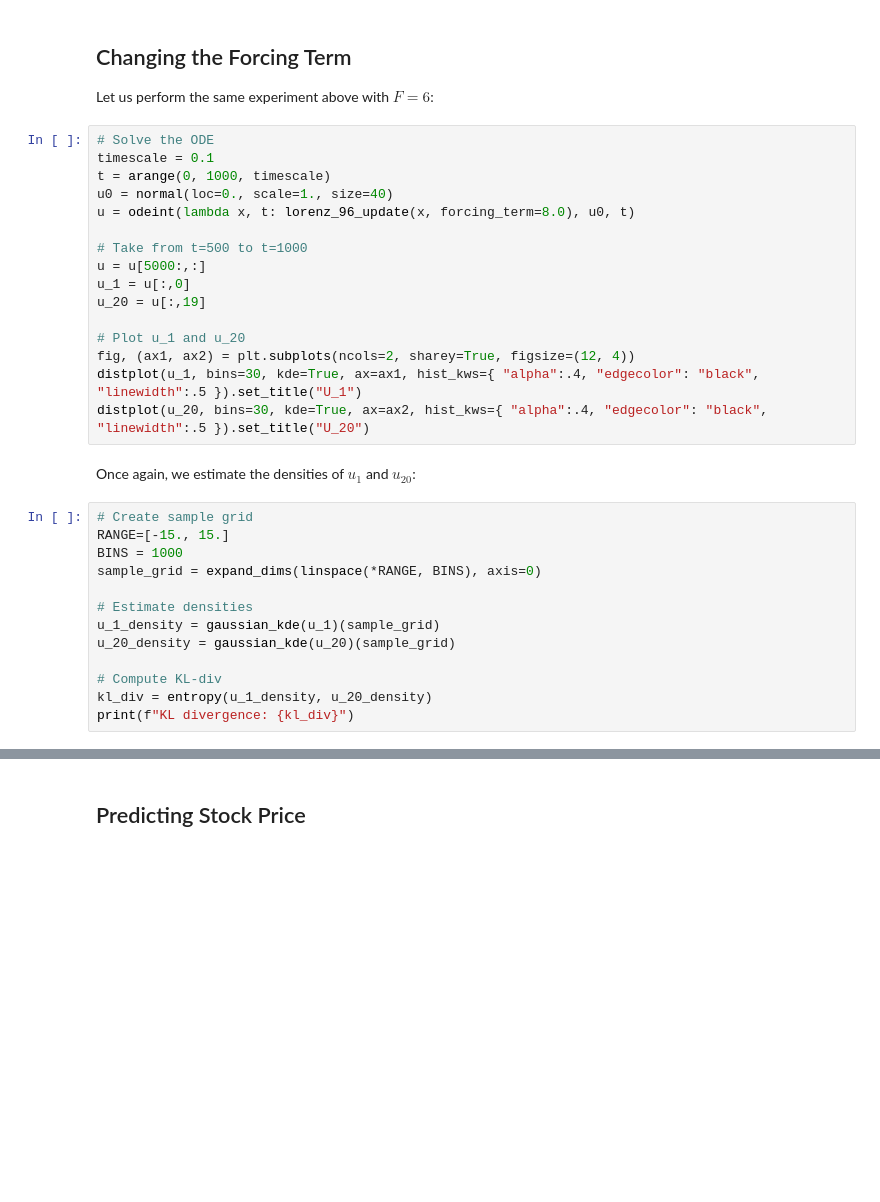
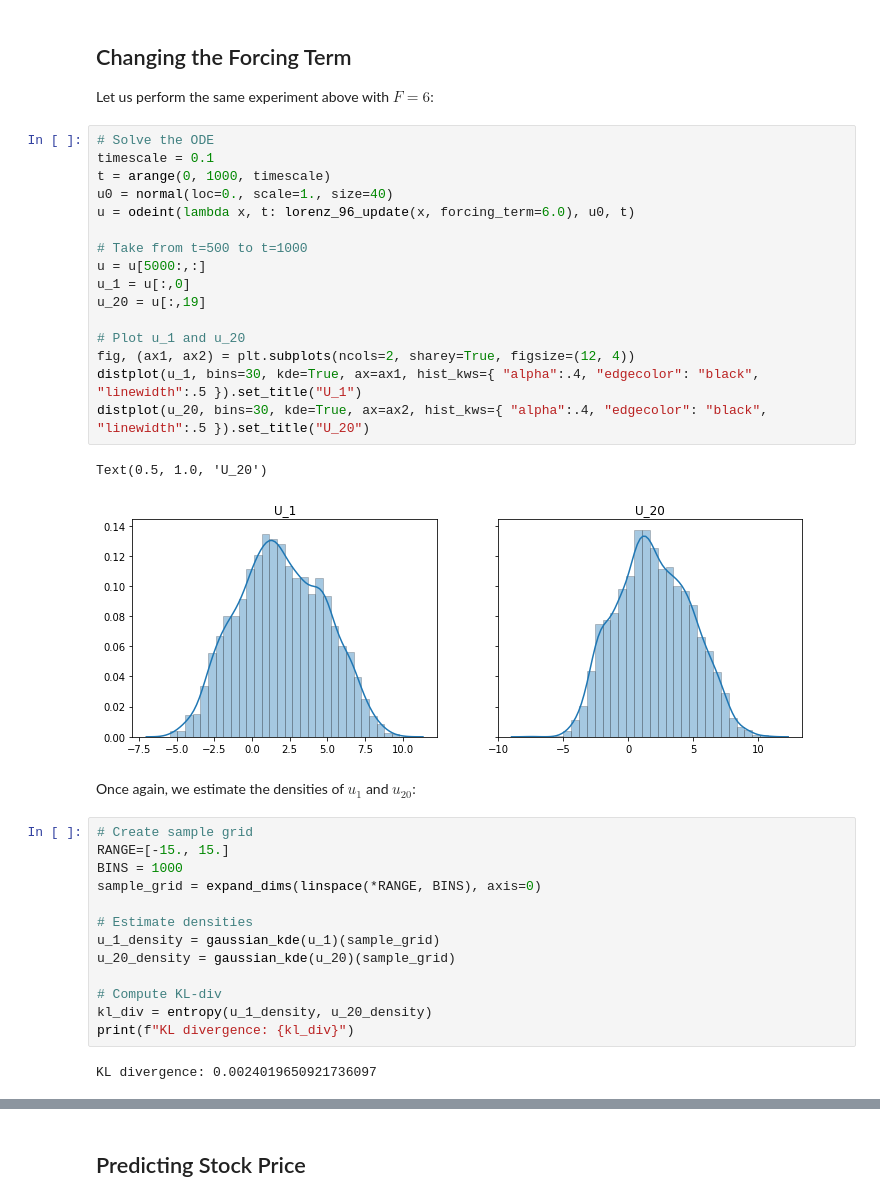
Before and after one commit to olokobayusuf/uncertainty-quant, a Jupyter notebook: time_series.ipynb, the cells around one changed output, grey strips where cells are left out. Cells and saved outputs as stored; diff of their text form; blank space fills up the shorter version.

```diff
--- a/time_series.ipynb
+++ b/time_series.ipynb
@@ -187,19 +197,22 @@ Let us perform the same experiment above with $F=6$:
 # %%
 # Solve the ODE
 timescale = 0.1
 t = arange(0, 1000, timescale)
 u0 = normal(loc=0., scale=1., size=40)
-u = odeint(lambda x, t: lorenz_96_update(x, forcing_term=8.0), u0, t)
+u = odeint(lambda x, t: lorenz_96_update(x, forcing_term=6.0), u0, t)
 
 # Take from t=500 to t=1000
 u = u[5000:,:]
 u_1 = u[:,0]
 u_20 = u[:,19]
 
 # Plot u_1 and u_20
 fig, (ax1, ax2) = plt.subplots(ncols=2, sharey=True, figsize=(12, 4))
 distplot(u_1, bins=30, kde=True, ax=ax1, hist_kws={ "alpha":.4, "edgecolor": "black", "linewidth":.5 }).set_title("U_1")
 distplot(u_20, bins=30, kde=True, ax=ax2, hist_kws={ "alpha":.4, "edgecolor": "black", "linewidth":.5 }).set_title("U_20")
+# %% [output]
+Text(0.5, 1.0, 'U_20')
+[figure, added]
 # %% [markdown]
 Once again, we estimate the densities of $u_1$ and $u_{20}$:
 # %%
@@ -215,3 +228,5 @@ u_20_density = gaussian_kde(u_20)(sample_grid)
 # Compute KL-div
 kl_div = entropy(u_1_density, u_20_density)
 print(f"KL divergence: {kl_div}")
+# %% [output]
+KL divergence: 0.0024019650921736097
```
Also changed, not shown: parts of 25 cells of this notebook, 1 other file.
